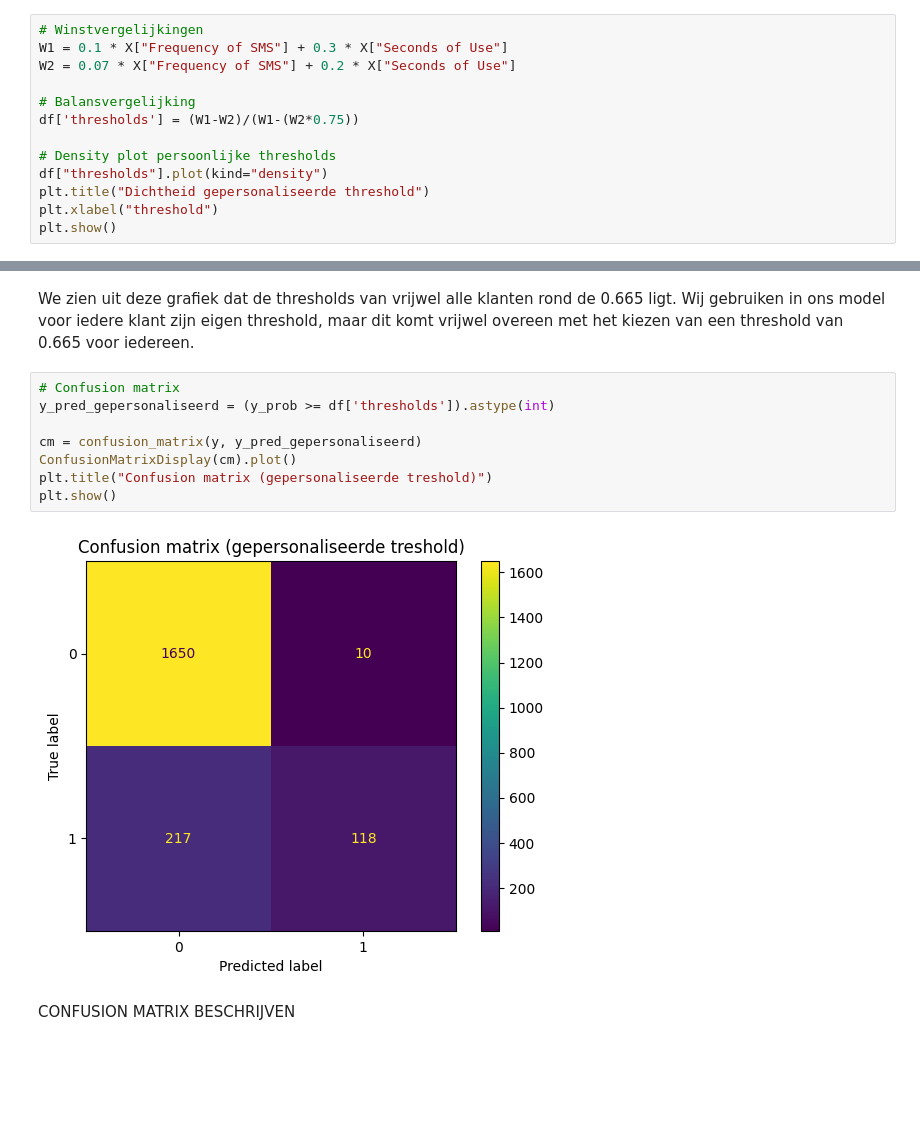
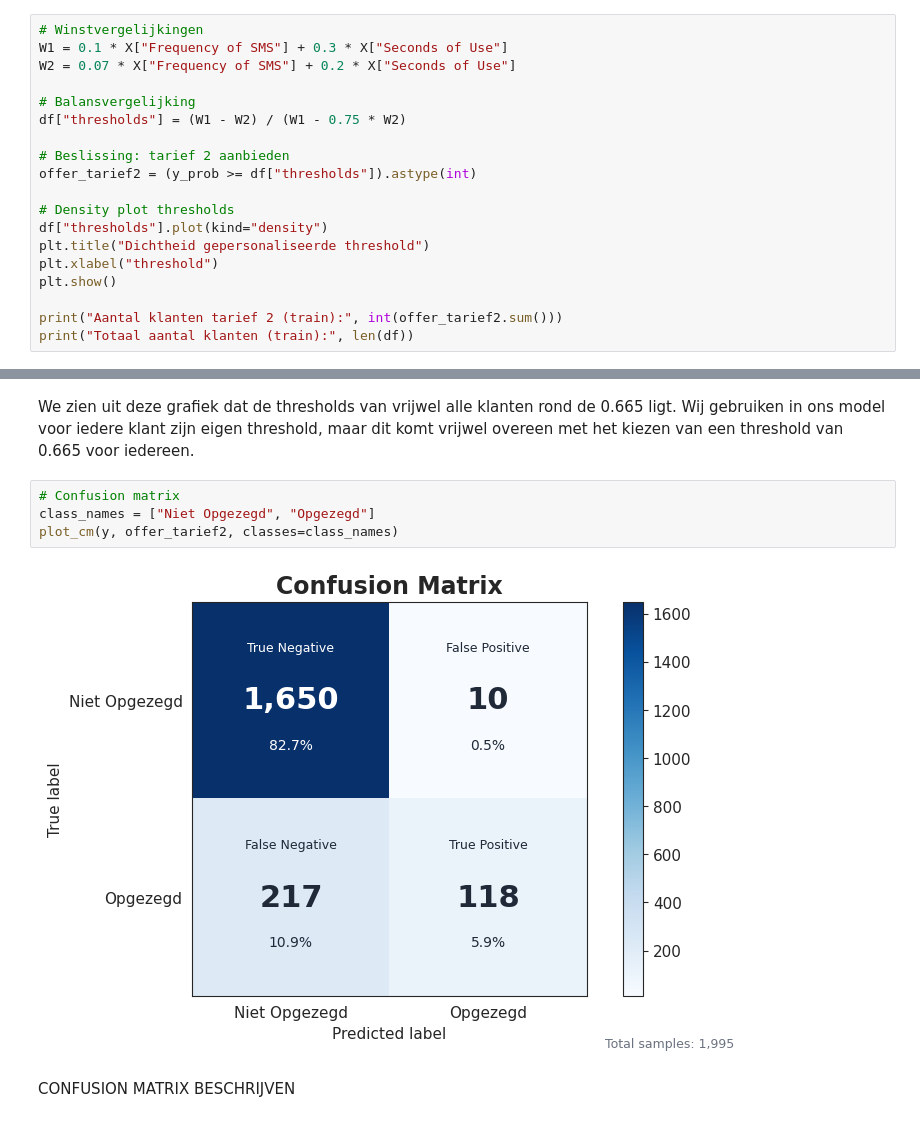
Before and after one commit to Murielle01/BP-3.4, a Jupyter notebook: scripts/opdracht 1/pipeline.ipynb, the cells around one changed output, grey strips where cells are left out. Drawn from its saved outputs; the diff is of its cells as text; blank space fills up the shorter version.

```diff
--- a/scripts/opdracht 1/pipeline.ipynb
+++ b/scripts/opdracht 1/pipeline.ipynb
@@ -220,11 +285,17 @@ W1 = 0.1 * X["Frequency of SMS"] + 0.3 * X["Seconds of Use"]
 W2 = 0.07 * X["Frequency of SMS"] + 0.2 * X["Seconds of Use"]
 
 # Balansvergelijking
-df['thresholds'] = (W1-W2)/(W1-(W2*0.75))
+df["thresholds"] = (W1 - W2) / (W1 - 0.75 * W2)
 
-# Density plot persoonlijke thresholds
+# Beslissing: tarief 2 aanbieden
+offer_tarief2 = (y_prob >= df["thresholds"]).astype(int)
+
+# Density plot thresholds
 df["thresholds"].plot(kind="density")
 plt.title("Dichtheid gepersonaliseerde threshold")
 plt.xlabel("threshold")
 plt.show()
+
+print("Aantal klanten tarief 2 (train):", int(offer_tarief2.sum()))
+print("Totaal aantal klanten (train):", len(df))
 # %% [output]
@@ -233,14 +306,10 @@ plt.show()
 We zien uit deze grafiek dat de thresholds van vrijwel alle klanten rond de 0.665 ligt. Wij gebruiken in ons model voor iedere klant zijn eigen threshold, maar dit komt vrijwel overeen met het kiezen van een threshold van 0.665 voor iedereen.
 # %%
 # Confusion matrix
-y_pred_gepersonaliseerd = (y_prob >= df['thresholds']).astype(int)
-
-cm = confusion_matrix(y, y_pred_gepersonaliseerd)
-ConfusionMatrixDisplay(cm).plot()
-plt.title("Confusion matrix (gepersonaliseerde treshold)")
-plt.show()
+class_names = ["Niet Opgezegd", "Opgezegd"]
+plot_cm(y, offer_tarief2, classes=class_names)
 # %% [output]
-[figure, old version]
+[figure, new version]
 # %% [markdown]
 CONFUSION MATRIX BESCHRIJVEN
 # %%
```
Also changed, not shown: parts of 11 cells of this notebook, 2 other files.
